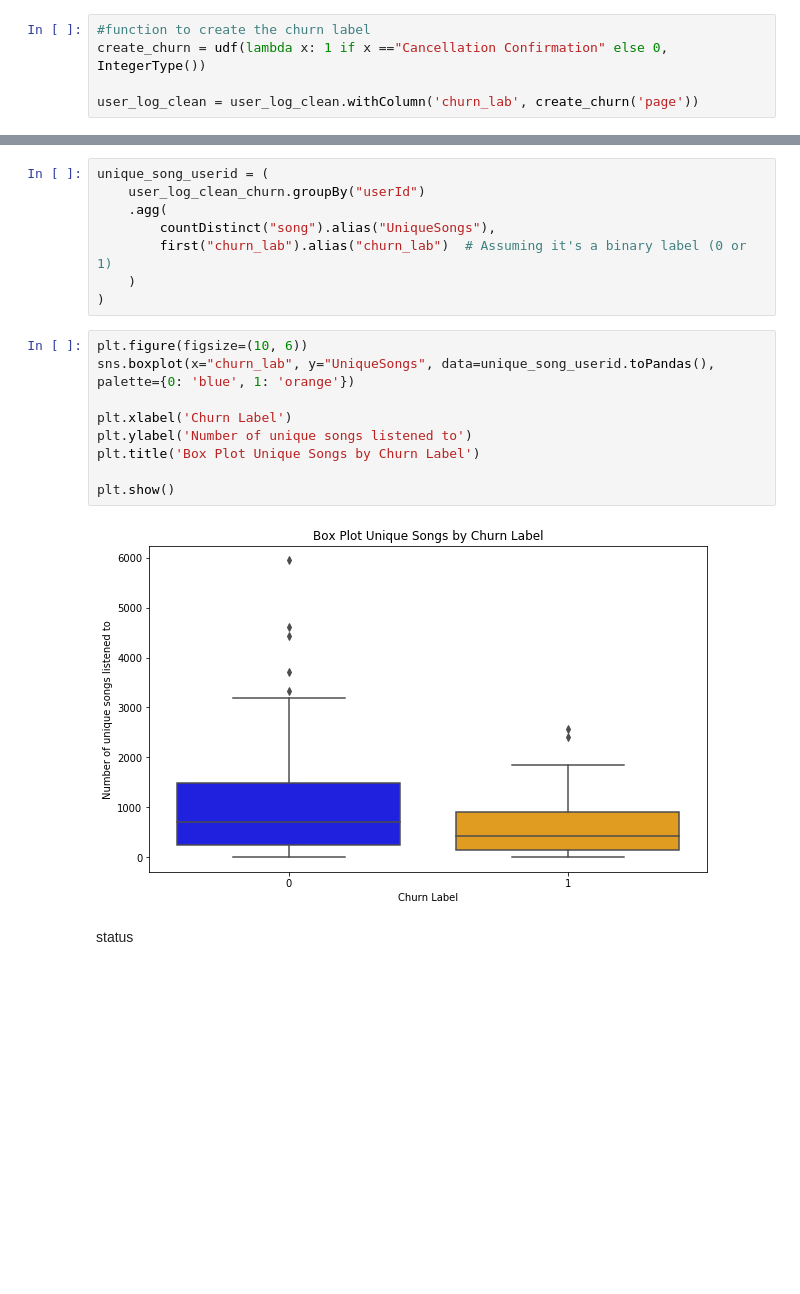
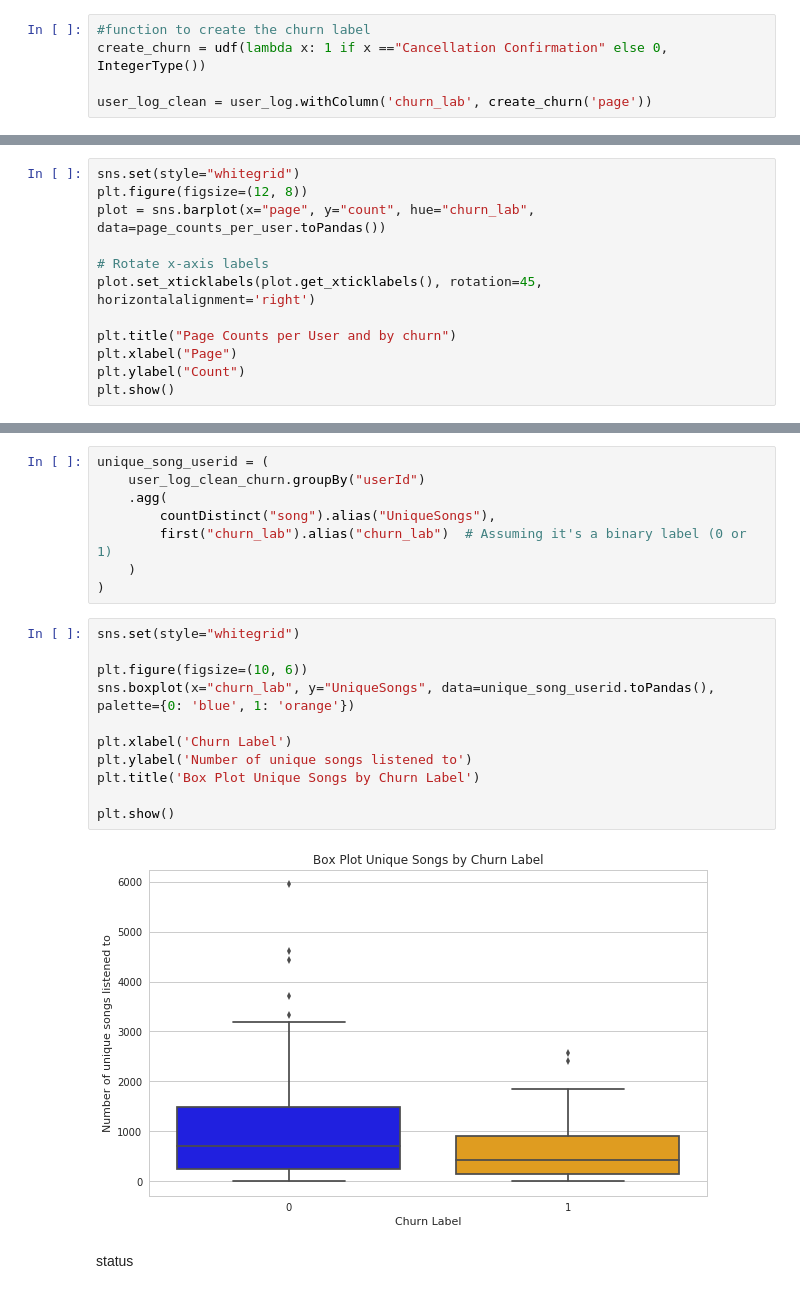
Before and after one commit to thecochenille/scaling-fishstick, a Jupyter notebook: Sparkify.ipynb, the cells around one changed output, grey strips where cells are left out. Drawn from its saved outputs; the diff is of its cells as text; blank space fills up the shorter version.

```diff
--- a/Sparkify.ipynb
+++ b/Sparkify.ipynb
@@ -573,7 +573,7 @@ Let's use Cancellation Confirmation to create the churn label.
 #function to create the churn label
 create_churn = udf(lambda x: 1 if x =="Cancellation Confirmation" else 0, IntegerType())
 
-user_log_clean = user_log_clean.withColumn('churn_lab', create_churn('page'))
+user_log_clean = user_log.withColumn('churn_lab', create_churn('page'))
 # %%
 user_log_clean.take(1)
 # %% [output]
@@ -994,0 +1020,12 @@ song
+# %%
+sns.set(style="whitegrid")
+plt.figure(figsize=(12, 8))
+plot = sns.barplot(x="page", y="count", hue="churn_lab", data=page_counts_per_user.toPandas())
+
+# Rotate x-axis labels
+plot.set_xticklabels(plot.get_xticklabels(), rotation=45, horizontalalignment='right')
+
+plt.title("Page Counts per User and by churn")
+plt.xlabel("Page")
+plt.ylabel("Count")
+plt.show()
@@ -1001,16 +1082,18 @@ unique_song_userid = (
     )
 )
 # %%
+sns.set(style="whitegrid")
+
 plt.figure(figsize=(10, 6))
 sns.boxplot(x="churn_lab", y="UniqueSongs", data=unique_song_userid.toPandas(), palette={0: 'blue', 1: 'orange'})
 
 plt.xlabel('Churn Label')
 plt.ylabel('Number of unique songs listened to')
 plt.title('Box Plot Unique Songs by Churn Label')
 
 plt.show()
 # %% [output]
-[figure, old version]
+[figure, new version]
 # %% [markdown]
 status
 # %%
```
Also changed, not shown: parts of 48 cells of this notebook.
